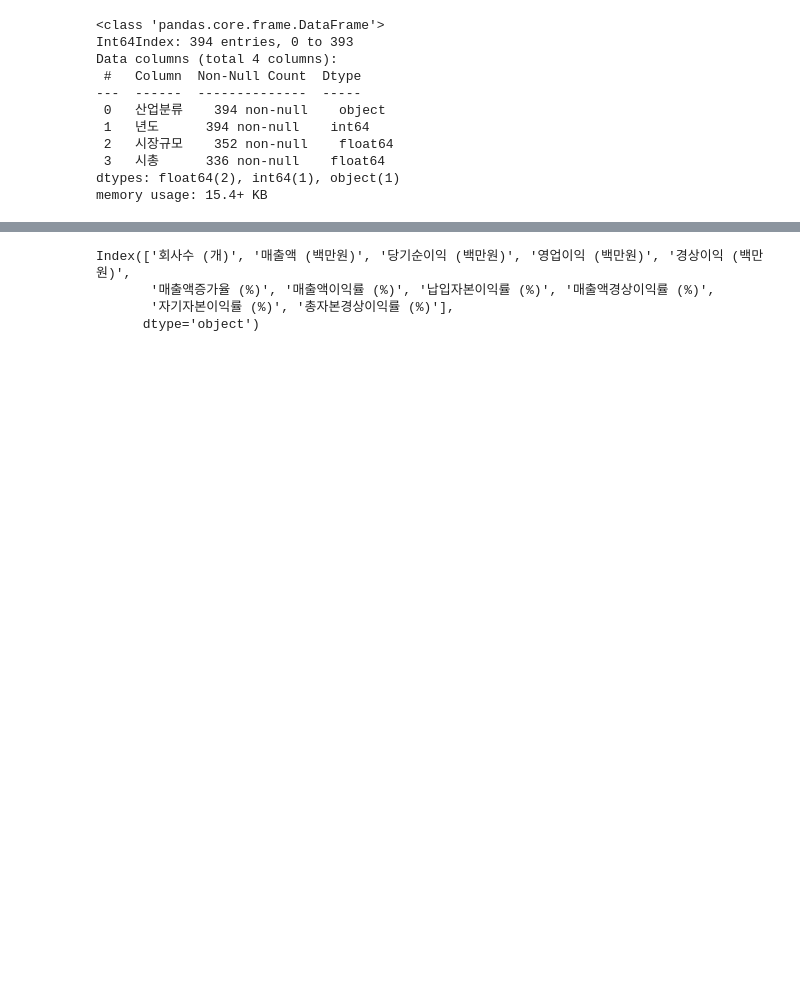
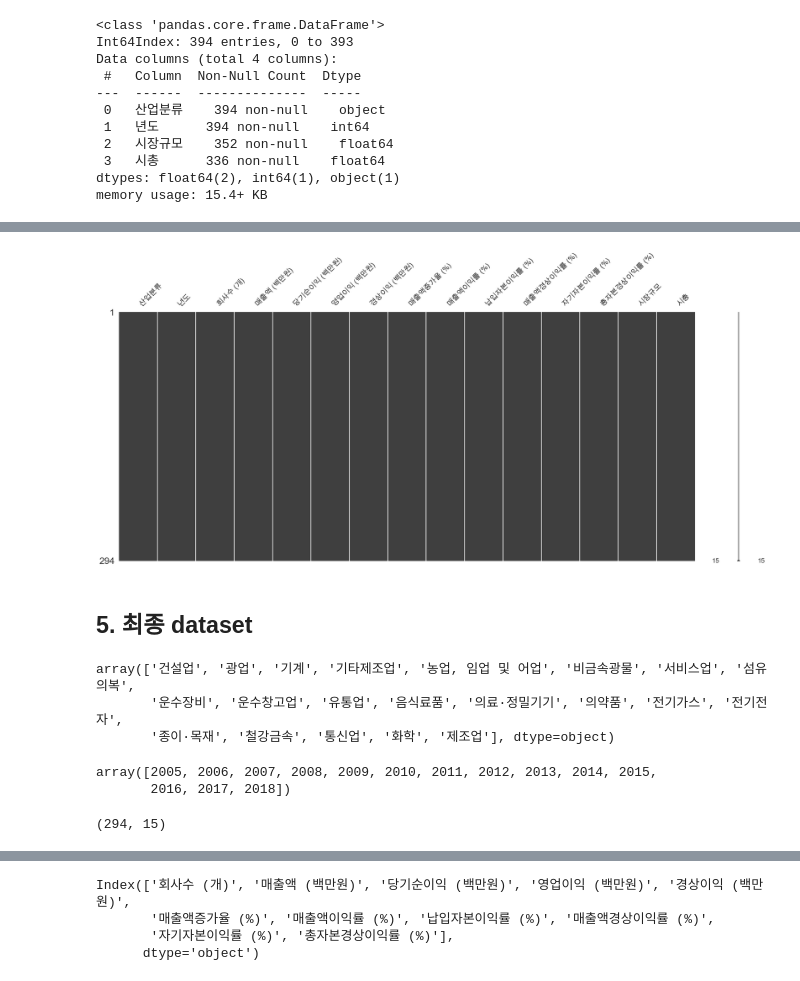
Before and after one commit to dss-16th/eda-repo-1, a Jupyter notebook: Merge.ipynb, the cells around one changed output, grey strips where cells are left out. Cells and saved outputs as stored; diff of their text form; code cells hidden in the pictures; blank space fills up the shorter version.

```diff
--- a/Merge.ipynb
+++ b/Merge.ipynb
@@ -125,0 +275,2 @@ memory usage: 15.4+ KB
+# %%
+industry_df = industry_df.dropna()
@@ -125,0 +299,8 @@ memory usage: 15.4+ KB
+# %%
+industry_df['회사수 (개)'] = industry_df['회사수 (개)'].astype('int')
+industry_df['매출액 (백만원)'] = industry_df['매출액 (백만원)'].astype('int')
+industry_df['당기순이익 (백만원)'] = industry_df['당기순이익 (백만원)'].astype('int')
+industry_df['영업이익 (백만원)'] = industry_df['영업이익 (백만원)'].astype('int')
+industry_df['경상이익 (백만원)'] = industry_df['경상이익 (백만원)'].astype('int')
+industry_df['시장규모'] = industry_df['시장규모'].astype('int')
+industry_df['시총'] = industry_df['시총'].astype('int')
@@ -125,0 +345,21 @@ memory usage: 15.4+ KB
+# %%
+msno.matrix(industry_df);
+# %% [output]
+[figure, added]
+# %% [markdown]
+## 5. 최종 dataset
+# %%
+industry_df['산업분류'].unique()
+# %% [output]
+array(['건설업', '광업', '기계', '기타제조업', '농업, 임업 및 어업', '비금속광물', '서비스업', '섬유의복',
+       '운수장비', '운수창고업', '유통업', '음식료품', '의료·정밀기기', '의약품', '전기가스', '전기전자',
+       '종이·목재', '철강금속', '통신업', '화학', '제조업'], dtype=object)
+# %%
+industry_df['년도'].unique()
+# %% [output]
+array([2005, 2006, 2007, 2008, 2009, 2010, 2011, 2012, 2013, 2014, 2015,
+       2016, 2017, 2018])
+# %%
+industry_df.shape
+# %% [output]
+(294, 15)
```
Also changed, not shown: parts of 26 cells of this notebook.
